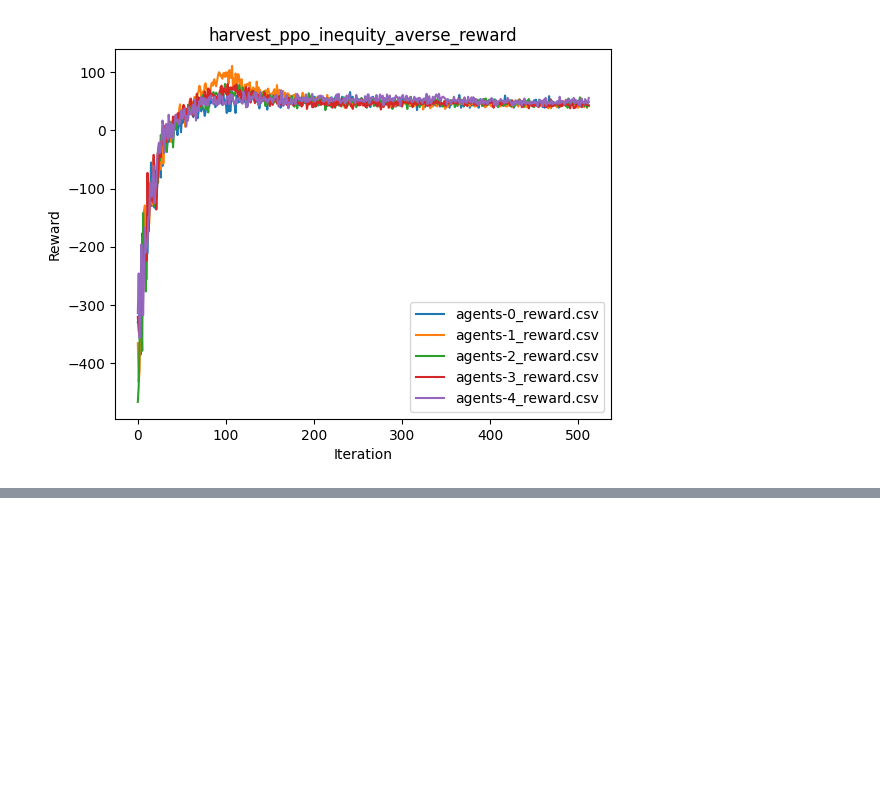
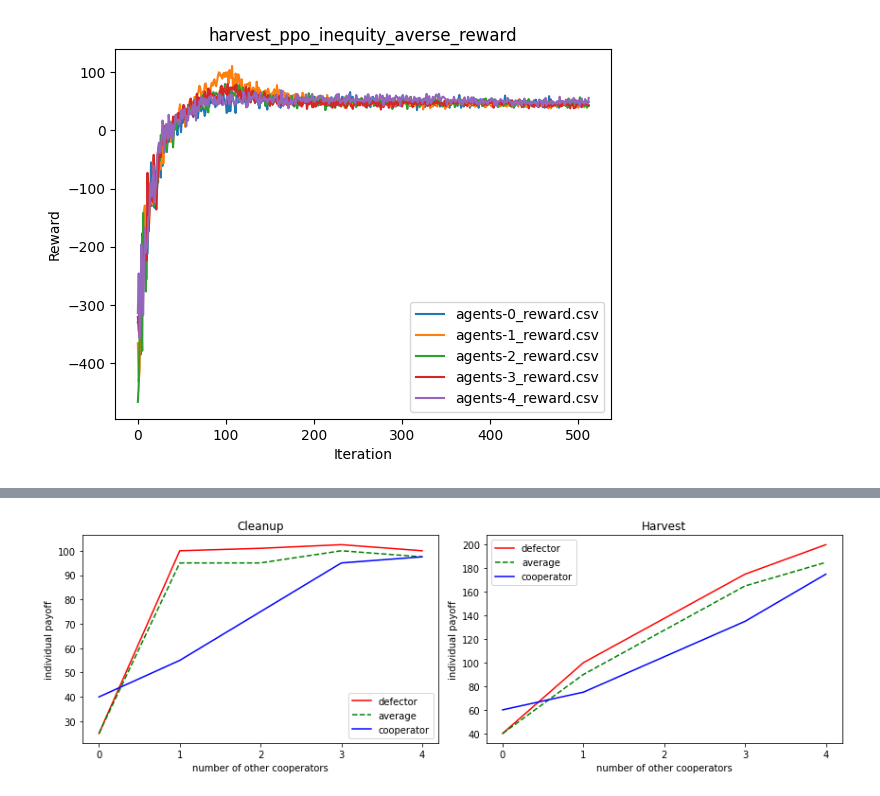
Before and after one commit to VisusAdAstra/MARL, a Jupyter notebook: social_dilemma_refactor/plot.ipynb, the cells around one changed output, grey strips where cells are left out. Drawn from its saved outputs; the diff is of its cells as text; code cells hidden in the pictures; blank space fills up the shorter version.

```diff
--- a/social_dilemma_refactor/plot.ipynb
+++ b/social_dilemma_refactor/plot.ipynb
@@ -137,0 +192,44 @@ plt.show()
+# %%
+import matplotlib.pyplot as plt
+import numpy as np
+
+# Data for graph A
+x_A = np.array([0, 1, 2, 3, 4])
+defector_A = np.array([50, 200, 202, 205, 200])/2
+average_A = np.array([50, 190, 190, 200, 195])/2
+cooperator_A = np.array([80, 110, 150, 190, 195])/2
+
+# Data for graph B
+x_B = np.array([0, 1, 2, 3, 4])
+defector_B = np.array([80, 200, 275, 350, 400])/2
+average_B = np.array([80, 180, 255, 330, 370])/2
+cooperator_B = np.array([120, 150, 210, 270, 350])/2
+
+# Create subplots
+fig, (ax1, ax2) = plt.subplots(1, 2, figsize=(12, 4))
+
+# Plot graph A
+ax1.plot(x_A, defector_A, 'r-', label='defector')
+ax1.plot(x_A, average_A, 'g--', label='average')
+ax1.plot(x_A, cooperator_A, 'b-', label='cooperator')
+ax1.set_title('Cleanup')
+ax1.set_xlabel('number of other cooperators')
+ax1.set_ylabel('individual payoff')
+ax1.set_xticks(x_A)
+ax1.legend()
+
+# Plot graph B
+ax2.plot(x_B, defector_B, 'r-', label='defector')
+ax2.plot(x_B, average_B, 'g--', label='average')
+ax2.plot(x_B, cooperator_B, 'b-', label='cooperator')
+ax2.set_title('Harvest')
+ax2.set_xlabel('number of other cooperators')
+ax2.set_ylabel('individual payoff')
+ax2.set_xticks(x_B)
+ax2.legend()
+
+# Show plot
+plt.tight_layout()
+plt.show()
+# %% [output]
+[figure, added]
```
Also changed, not shown: parts of 9 cells of this notebook, 35 other files.
